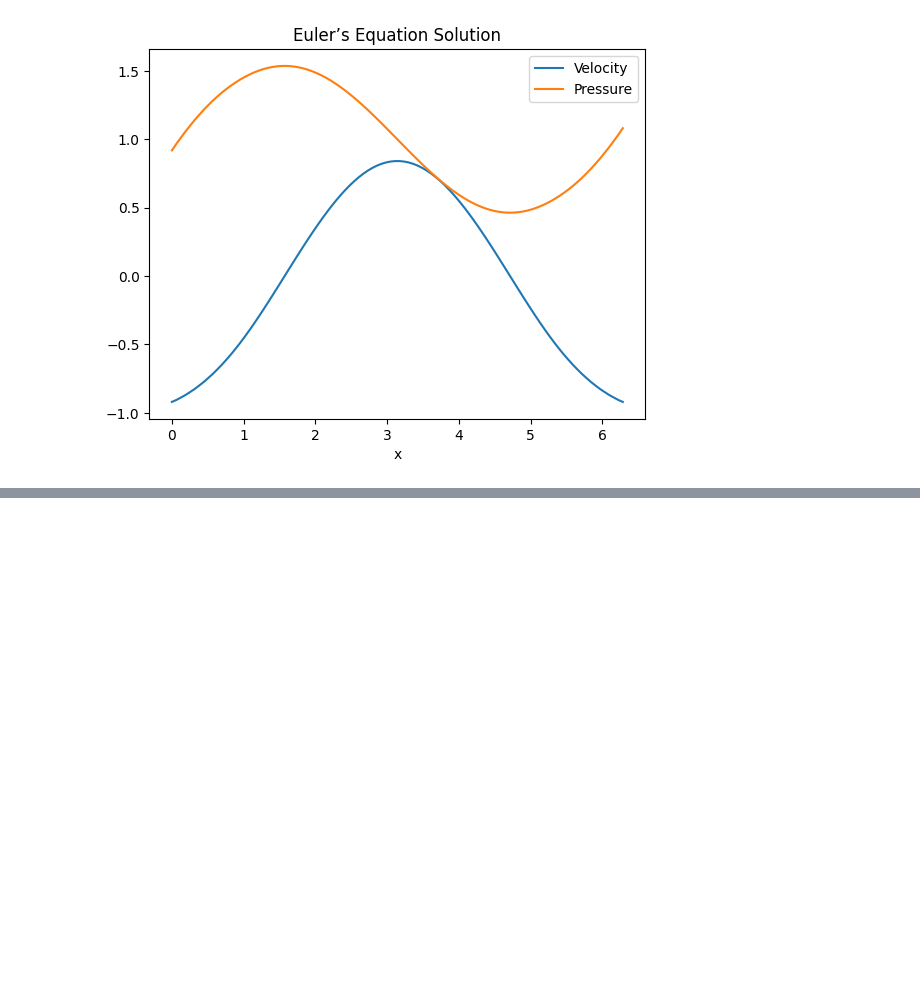
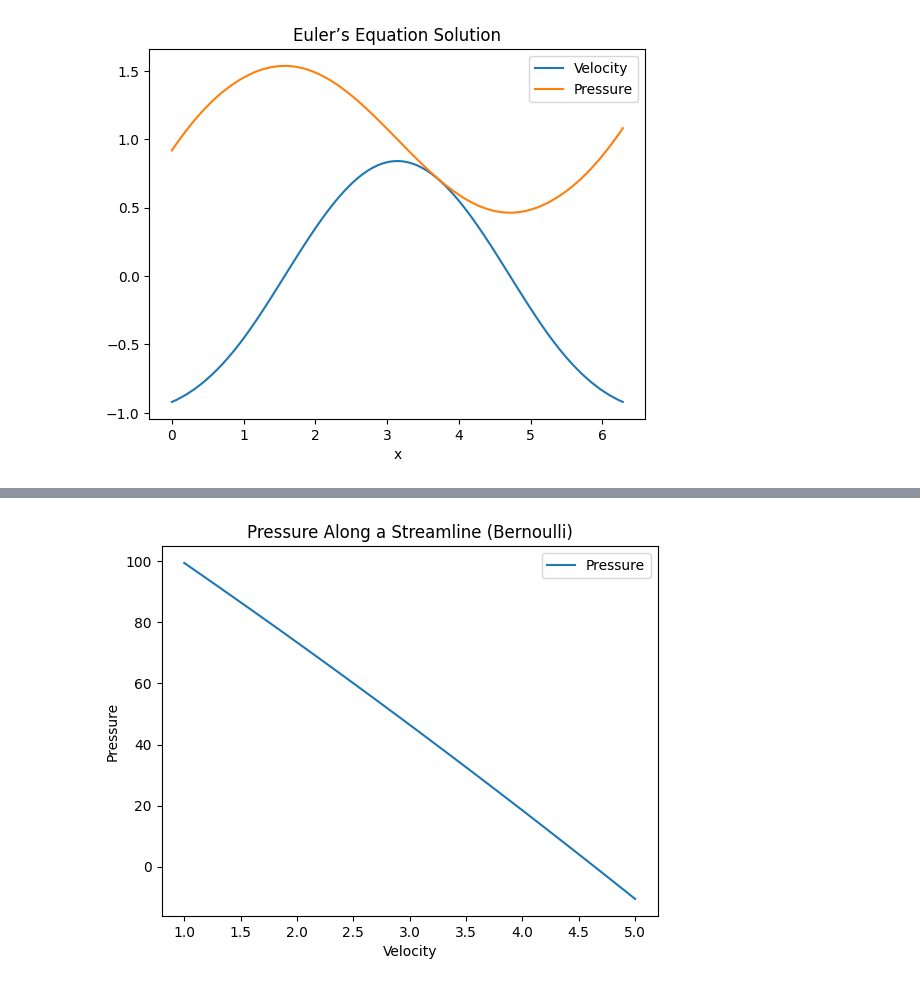
Before and after one commit to chiyanglin-AStar/2025_physics_note, a Jupyter notebook: 02_fluid_mechanics_landau_ch1.ipynb, the cells around one changed output, grey strips where cells are left out. Saved outputs shown, nothing was run; the diff lists cells and outputs as text; code cells hidden in the pictures; blank space fills up the shorter version.

```diff
--- a/02_fluid_mechanics_landau_ch1.ipynb
+++ b/02_fluid_mechanics_landau_ch1.ipynb
@@ -120,0 +232,22 @@ plt.show()
+# %%
+# Constants
+rho = 1.0  # Fluid density
+g = 9.81  # Gravity
+
+# Define velocity and height functions along a streamline
+v = np.linspace(1, 5, 100)  # Velocity increases along the streamline
+z = np.linspace(0, 10, 100)  # Height decreases
+
+# Compute pressure using Bernoulli's equation (assuming constant total energy)
+p = 100 - 0.5 * rho * v**2 - rho * g * z
+
+# Plot pressure
+import matplotlib.pyplot as plt
+plt.plot(v, p, label='Pressure')
+plt.xlabel("Velocity")
+plt.ylabel("Pressure")
+plt.title("Pressure Along a Streamline (Bernoulli)")
+plt.legend()
+plt.show()
+# %% [output]
+[figure, added]
```
Also changed, not shown: parts of 33 cells of this notebook.
